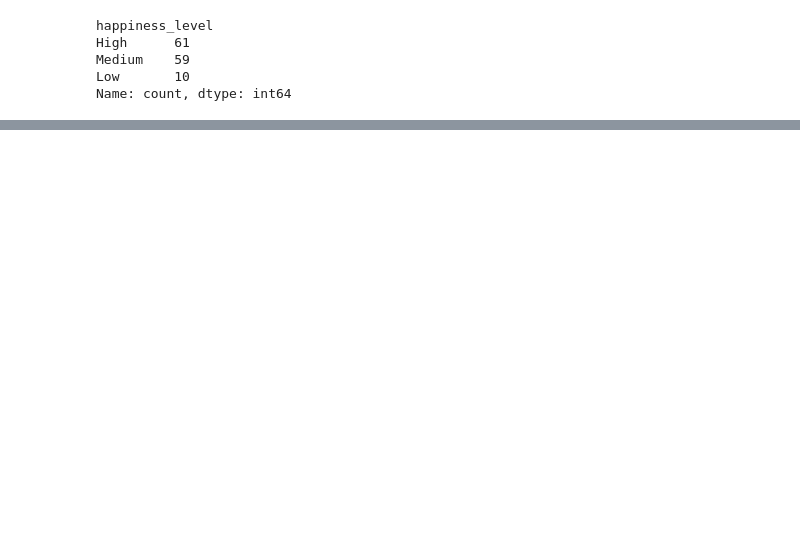
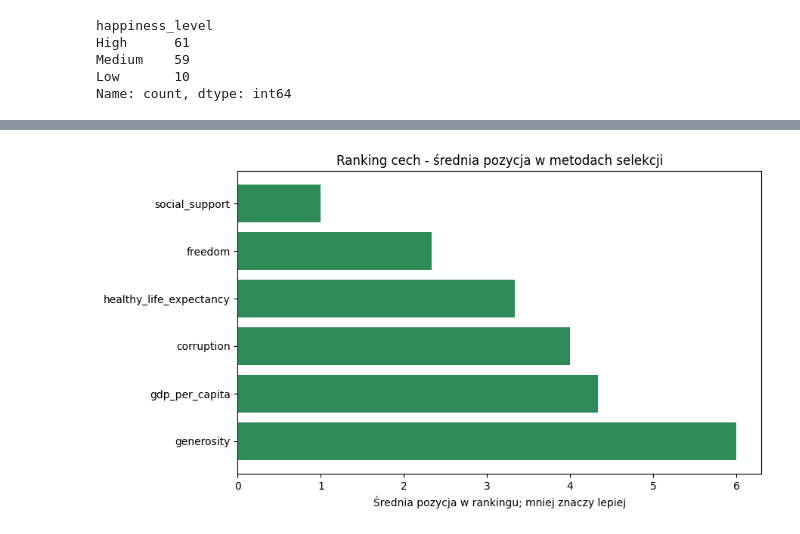
Before and after one commit to rosemint5/Machine-learning, a Jupyter notebook: wizualizacja.ipynb, the cells around one changed output, grey strips where cells are left out. Cells and saved outputs as stored; diff of their text form; code cells hidden in the pictures; blank space fills up the shorter version.

```diff
--- a/wizualizacja.ipynb
+++ b/wizualizacja.ipynb
@@ -131,0 +334,23 @@ Name: count, dtype: int64
+# %%
+selector = SelectKBest(score_func=f_regression, k=4)
+selector.fit(X, y)
+
+f_scores = selector.scores_
+p_values = selector.pvalues_
+mi_scores = mutual_info_regression(X, y, random_state=42)
+
+feature_scores = pd.DataFrame({
+    "feature": features,
+    "correlation": corr_with_score.values,
+    "f_regression_score": f_scores,
+    "p_value": p_values,
+    "mutual_info_score": mi_scores,
+})
+
+feature_scores["correlation_rank"] = feature_scores["correlation"].rank(ascending=False)
+feature_scores["f_regression_rank"] = feature_scores["f_regression_score"].rank(ascending=False)
+feature_scores["mutual_info_rank"] = feature_scores["mutual_info_score"].rank(ascending=False)
+feature_scores["mean_rank"] = feature_scores[["correlation_rank", "f_regression_rank", "mutual_info_rank"]].mean(axis=1)
+
+feature_scores = feature_scores.sort_values(by="mean_rank")
+display(feature_scores.round(2))
@@ -131,0 +365,10 @@ Name: count, dtype: int64
+# %%
+plt.figure(figsize=(9, 5))
+plt.barh(feature_scores["feature"], feature_scores["mean_rank"], color="seagreen")
+plt.gca().invert_yaxis()
+plt.title("Ranking cech - średnia pozycja w metodach selekcji")
+plt.xlabel("Średnia pozycja w rankingu; mniej znaczy lepiej")
+plt.tight_layout()
+plt.show()
+# %% [output]
+[figure, added]
```
Also changed, not shown: parts of 16 cells of this notebook.
